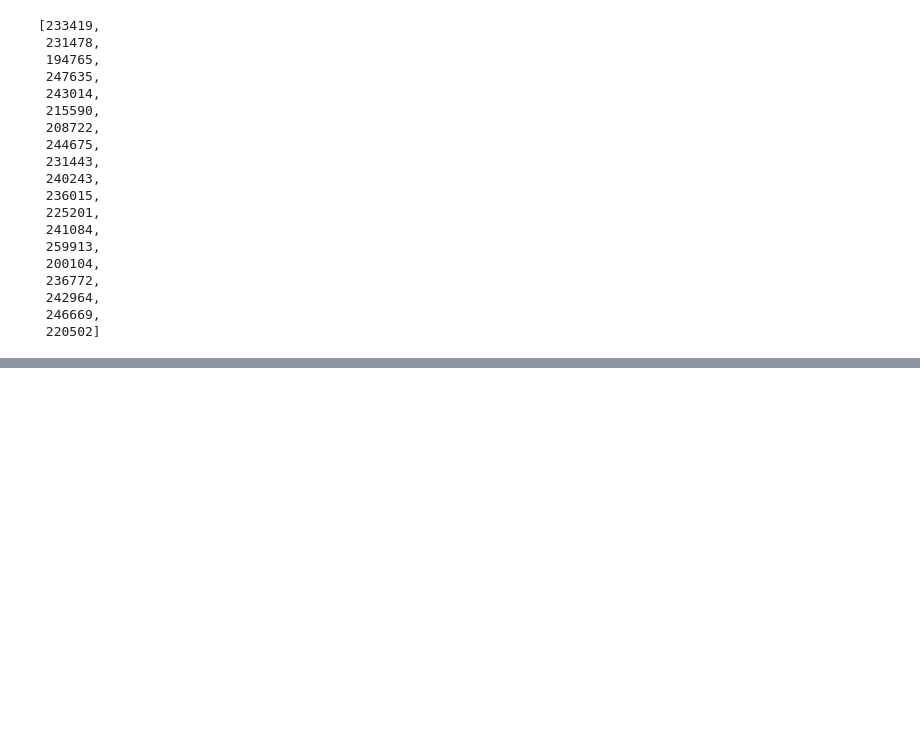
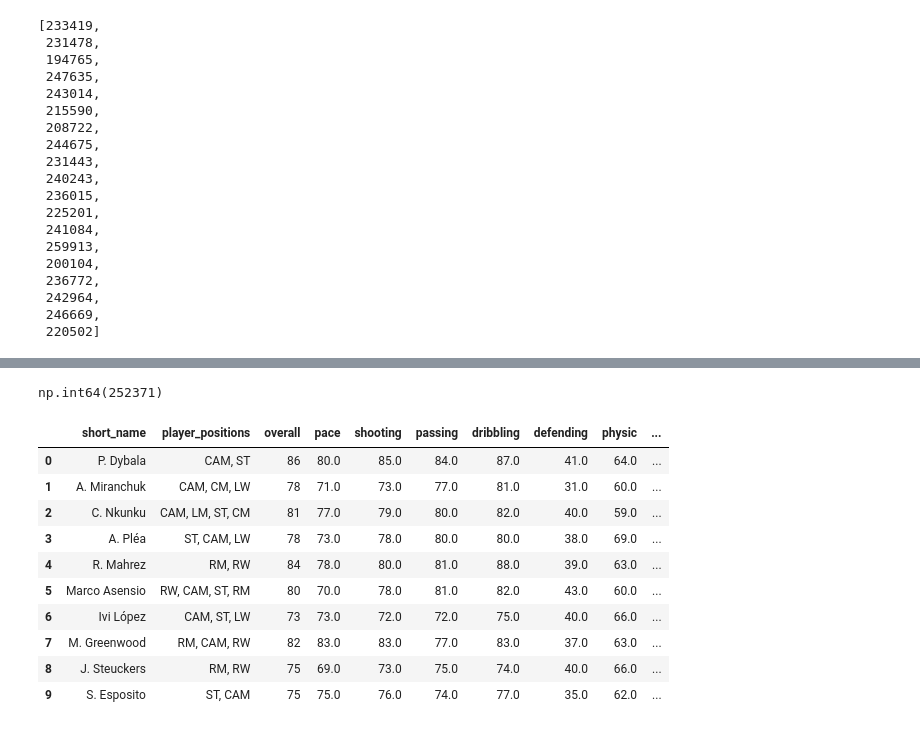
Before and after one commit to arundelljr/MoneyBaller, a Jupyter notebook: notebooks/john_pca.ipynb, the cells around one changed output, grey strips where cells are left out. Saved outputs shown, nothing was run; the diff lists cells and outputs as text; code cells hidden in the pictures; blank space fills up the shorter version.

```diff
--- a/notebooks/john_pca.ipynb
+++ b/notebooks/john_pca.ipynb
@@ -309,7 +309,7 @@ skill_attributes_columns = ['attacking_crossing', 'attacking_finishing',
 X_attributes = X[skill_attributes_columns].copy()
 # %%
 # PCA on detailed attritbues only
-pca_attributes = PCA()
+pca_attributes = PCA(n_components=)
 pca_attributes.fit(X_attributes)
 
 X_attributes_proj = pca_attributes.transform(X_attributes)
@@ -508,0 +525,4 @@ df[player_names_ids['player_id'].isin(neighbor_ids)]
+# %%
+player_features_df = player_names_ids.merge(player_features_df, on='player_id').drop(columns=['player_id'])
+name = 'J. Bellingham'
+player_names_ids[player_names_ids['short_name'] == name]
@@ -508,0 +546,6 @@ df[player_names_ids['player_id'].isin(neighbor_ids)]
+# %%
+# player_features_df = player_names_ids.merge(player_features_df, on='player_id').drop(columns=['player_id'])
+name = 'J. Bellingham'
+player_names_ids[player_names_ids['short_name'] == name].iloc[0, 1]
+# %% [output]
+np.int64(252371)
@@ -508,0 +578,26 @@ df[player_names_ids['player_id'].isin(neighbor_ids)]
+# %%
+# Test using only skill attributes features
+from sklearn.neighbors import NearestNeighbors
+knn_skill = NearestNeighbors(
+    n_neighbors=11,        # 1 self + 7 similar players
+    metric='cosine'       # best for similarity in high dimensions
+)
+knn_skill.fit(X_attributes_proj)
+
+def find_similar_players_skill(short_name):
+    # Step 1: Find correct row index of the player
+    player_index = player_features_df.index[player_features_df['short_name'] == short_name][0]
+    # Step 2: Get nearest neighbors
+    distances, indices = knn_skill.kneighbors([X_attributes_proj.iloc[player_index]])
+    # Step 3: Exclude the queried player (index 0)
+    similar_indices = indices[0][1:11]
+    similar_distances = distances[0][1:11]
+    # step 4: Convert distance to similarity score
+    similarity_scores = 1 - similar_distances
+    # Step 5: Return selected columns
+    results =  df.iloc[similar_indices][[
+        'short_name', 'player_positions', 'overall', 'pace', 'shooting', 'passing', 'dribbling', 'defending', 'physic', 'value_eur'
+    ]]
+    # step 6: Add the similarity score column (rounded for readability)
+    results['similarity'] = similarity_scores.round(4)
+    return results.reset_index(drop=True)
@@ -508,0 +630,14 @@ df[player_names_ids['player_id'].isin(neighbor_ids)]
+# %%
+find_similar_players_skill('L. Messi')
+# %% [output]
+|  | short_name | player_positions | overall | pace | shooting | passing | dribbling | defending | physic | ... |
+| 0 | P. Dybala | CAM, ST | 86 | 80.0 | 85.0 | 84.0 | 87.0 | 41.0 | 64.0 | ... |
+| 1 | A. Miranchuk | CAM, CM, LW | 78 | 71.0 | 73.0 | 77.0 | 81.0 | 31.0 | 60.0 | ... |
+| 2 | C. Nkunku | CAM, LM, ST, CM | 81 | 77.0 | 79.0 | 80.0 | 82.0 | 40.0 | 59.0 | ... |
+| 3 | A. Pléa | ST, CAM, LW | 78 | 73.0 | 78.0 | 80.0 | 80.0 | 38.0 | 69.0 | ... |
+| 4 | R. Mahrez | RM, RW | 84 | 78.0 | 80.0 | 81.0 | 88.0 | 39.0 | 63.0 | ... |
+| 5 | Marco Asensio | RW, CAM, ST, RM | 80 | 70.0 | 78.0 | 81.0 | 82.0 | 43.0 | 60.0 | ... |
+| 6 | Ivi López | CAM, ST, LW | 73 | 73.0 | 72.0 | 72.0 | 75.0 | 40.0 | 66.0 | ... |
+| 7 | M. Greenwood | RM, CAM, RW | 82 | 83.0 | 83.0 | 77.0 | 83.0 | 37.0 | 63.0 | ... |
+| 8 | J. Steuckers | RM, RW | 75 | 69.0 | 73.0 | 75.0 | 74.0 | 40.0 | 66.0 | ... |
+| 9 | S. Esposito | ST, CAM | 75 | 75.0 | 76.0 | 74.0 | 77.0 | 35.0 | 62.0 | ... |
```
Also changed, not shown: parts of 4 cells of this notebook.
